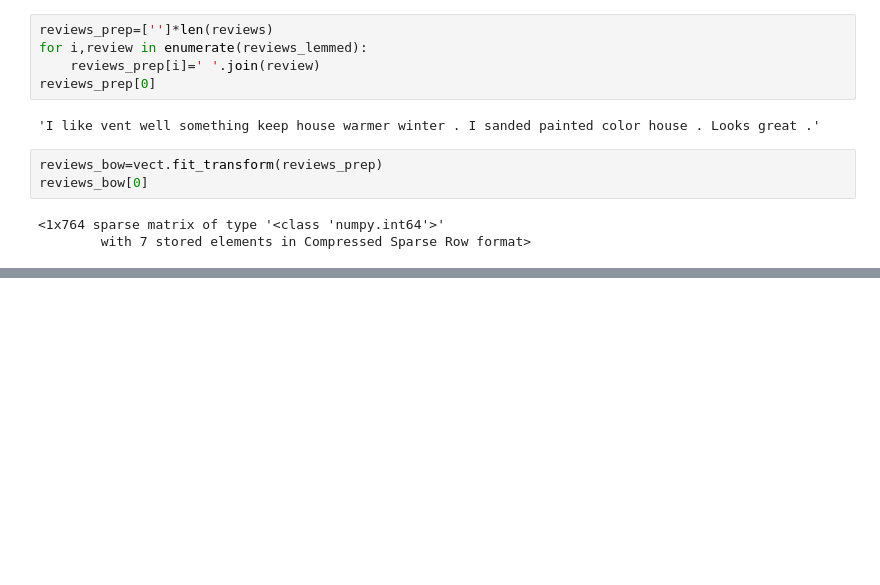
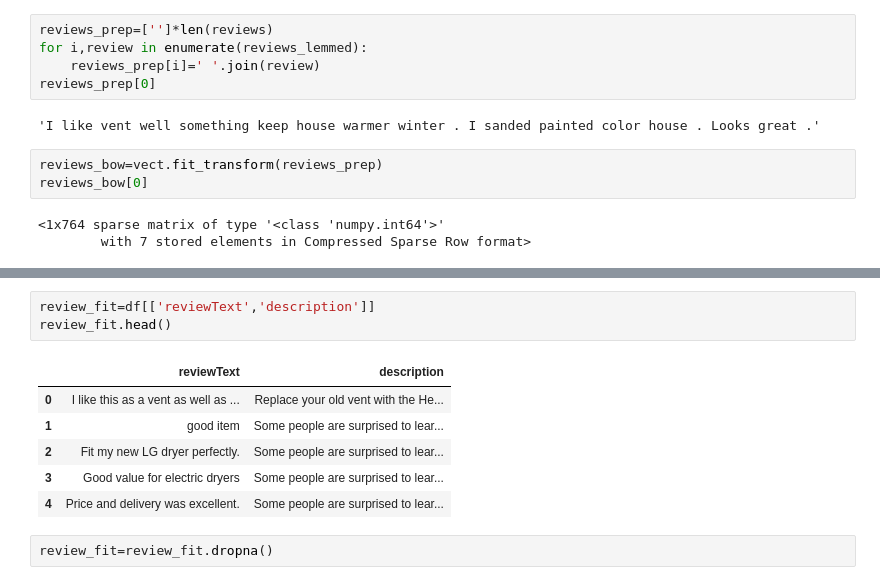
Before and after one commit to VianneyMI/amazon_fake_reviews, a Jupyter notebook: model_features/test_modelling.ipynb, the cells around one changed output, grey strips where cells are left out. Cells and saved outputs as stored; diff of their text form; blank space fills up the shorter version.

```diff
--- a/model_features/test_modelling.ipynb
+++ b/model_features/test_modelling.ipynb
@@ -239,0 +422,12 @@ reviews_bow[0]
+# %%
+review_fit=df[['reviewText','description']]
+review_fit.head()
+# %% [output]
+|  | reviewText | description |
+| 0 | I like this as a vent as well as ... | Replace your old vent with the He... |
+| 1 | good item | Some people are surprised to lear... |
+| 2 | Fit my new LG dryer perfectly. | Some people are surprised to lear... |
+| 3 | Good value for electric dryers | Some people are surprised to lear... |
+| 4 | Price and delivery was excellent. | Some people are surprised to lear... |
+# %%
+review_fit=review_fit.dropna()
```
Also changed, not shown: parts of 45 cells of this notebook, 2 other files.
